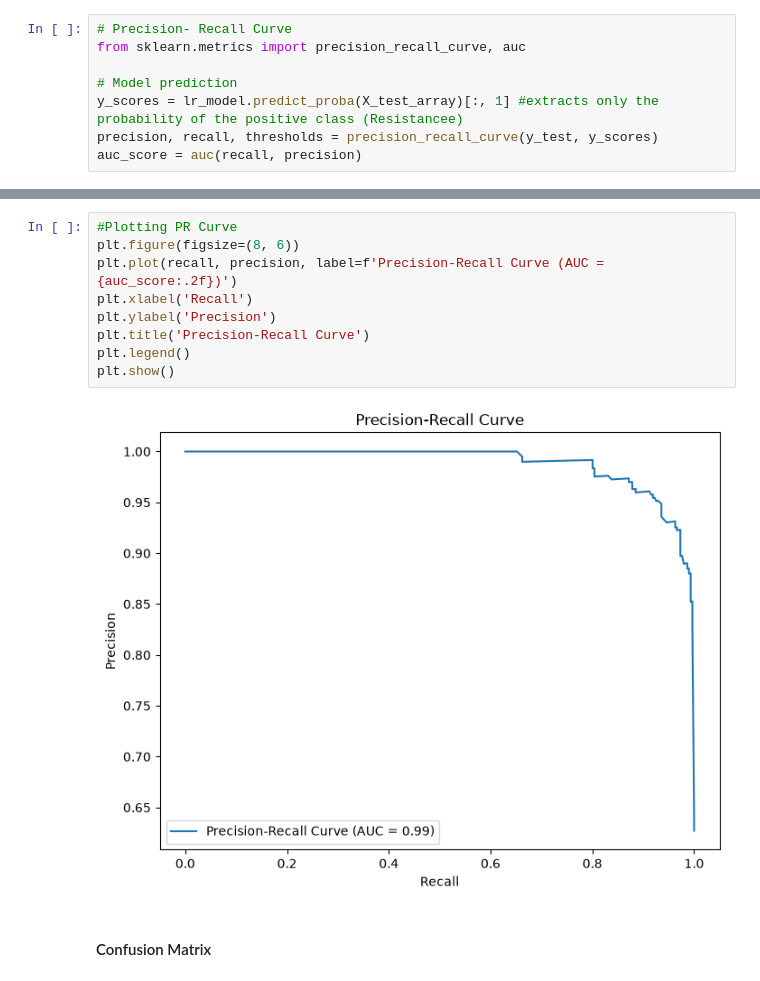
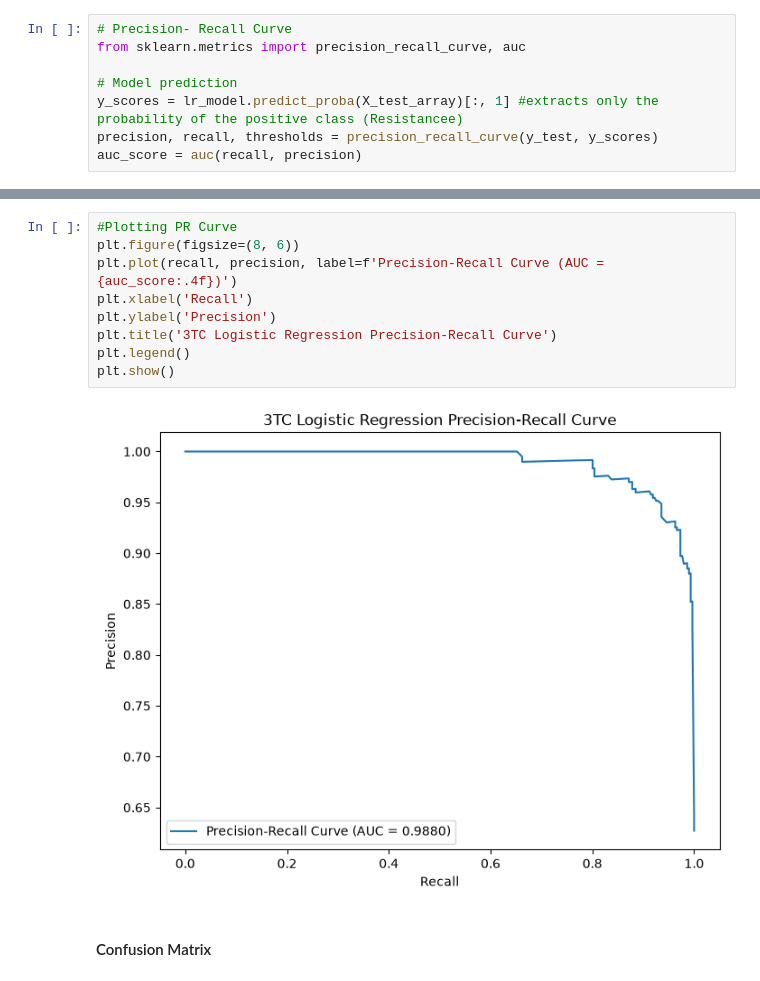
Before and after one commit to NoelOkumu/Eneza-Data-Science-Residential-training-2026, a Jupyter notebook: Day1/mutatio_profile1.ipynb, the cells around one changed output, grey strips where cells are left out. Cells and saved outputs as stored; diff of their text form.

```diff
--- a/Day1/mutatio_profile1.ipynb
+++ b/Day1/mutatio_profile1.ipynb
@@ -828,14 +859,14 @@ array([0.99556401, 0.99942345, 0.99620646, 0.99654854, 0.39067291,
 # %%
 #Plotting PR Curve
 plt.figure(figsize=(8, 6))
-plt.plot(recall, precision, label=f'Precision-Recall Curve (AUC = {auc_score:.2f})')
+plt.plot(recall, precision, label=f'Precision-Recall Curve (AUC = {auc_score:.4f})')
 plt.xlabel('Recall')
 plt.ylabel('Precision')
-plt.title('Precision-Recall Curve')
+plt.title('3TC Logistic Regression Precision-Recall Curve')
 plt.legend()
 plt.show()
 # %% [output]
-[figure, old version]
+[figure, new version]
 # %% [markdown]
 #### Confusion Matrix
 # %%
```
Also changed, not shown: parts of 23 cells of this notebook.
